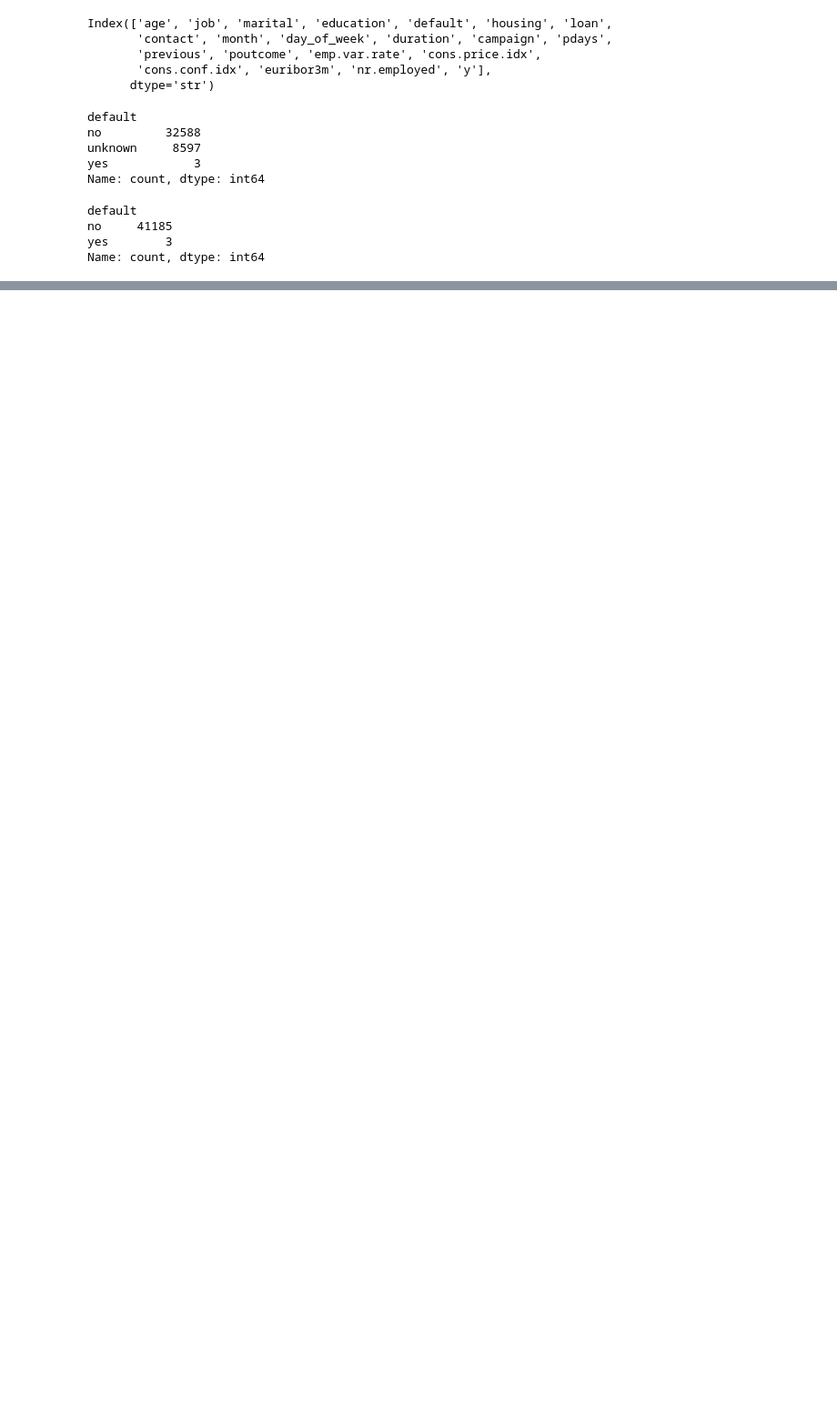
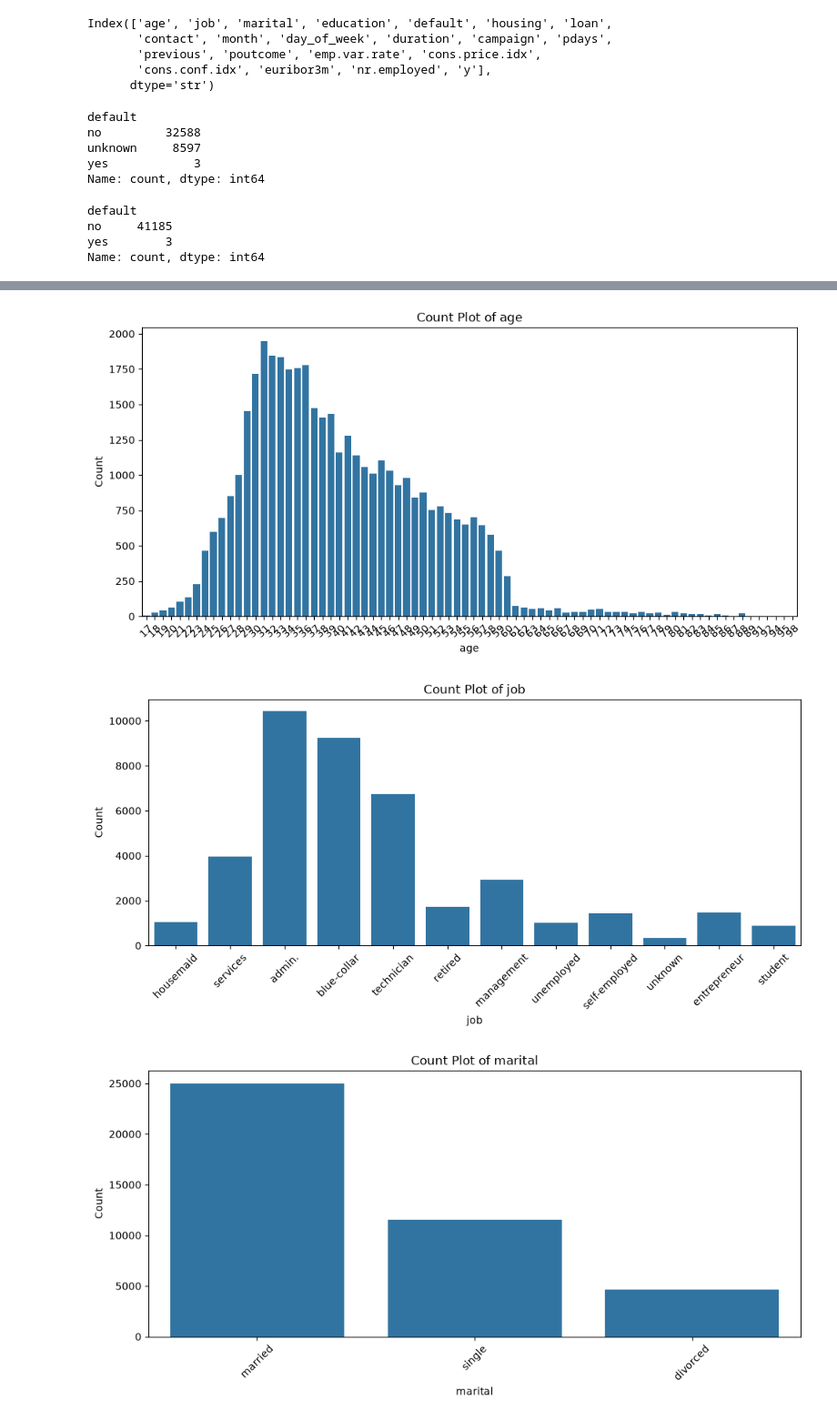
Before and after one commit to subhajit404/ANN, a Jupyter notebook: main.ipynb, the cells around one changed output, grey strips where cells are left out. Shown at 91% size. Saved outputs shown, nothing was run; the diff lists cells and outputs as text; code cells hidden in the pictures; blank space fills up the shorter version.

```diff
--- a/main.ipynb
+++ b/main.ipynb
@@ -140,0 +149,10 @@ Name: count, dtype: int64
+# %%
+# Get existing values excluding 'unknown'
+housing_values = df.loc[df['housing'] != 'unknown', 'housing']
+
+# Replace 'unknown' randomly
+df.loc[df['housing'] == 'unknown', 'housing'] = np.random.choice(
+    housing_values,
+    size=(df['housing'] == 'unknown').sum(),
+    replace=True
+)
@@ -140,0 +166,24 @@ Name: count, dtype: int64
+# %%
+columns = [
+    'age', 'job', 'marital', 'education', 'default', 'housing', 'loan',
+    'contact', 'month', 'day_of_week', 'duration', 'campaign', 'pdays',
+    'previous', 'poutcome', 'emp.var.rate', 'cons.price.idx',
+    'cons.conf.idx', 'euribor3m', 'nr.employed', 'y'
+]
+
+for col in columns:
+    plt.figure(figsize=(10, 5))
+
+    sns.countplot(data=df, x=col)
+
+    plt.title(f'Count Plot of {col}')
+    plt.xlabel(col)
+    plt.ylabel('Count')
+    plt.xticks(rotation=45)
+
+    plt.tight_layout()
+    plt.show()
+# %% [output]
+[figure, added]
+[figure, added]
+[figure, added]
```
Also changed, not shown: parts of 22 cells of this notebook.
